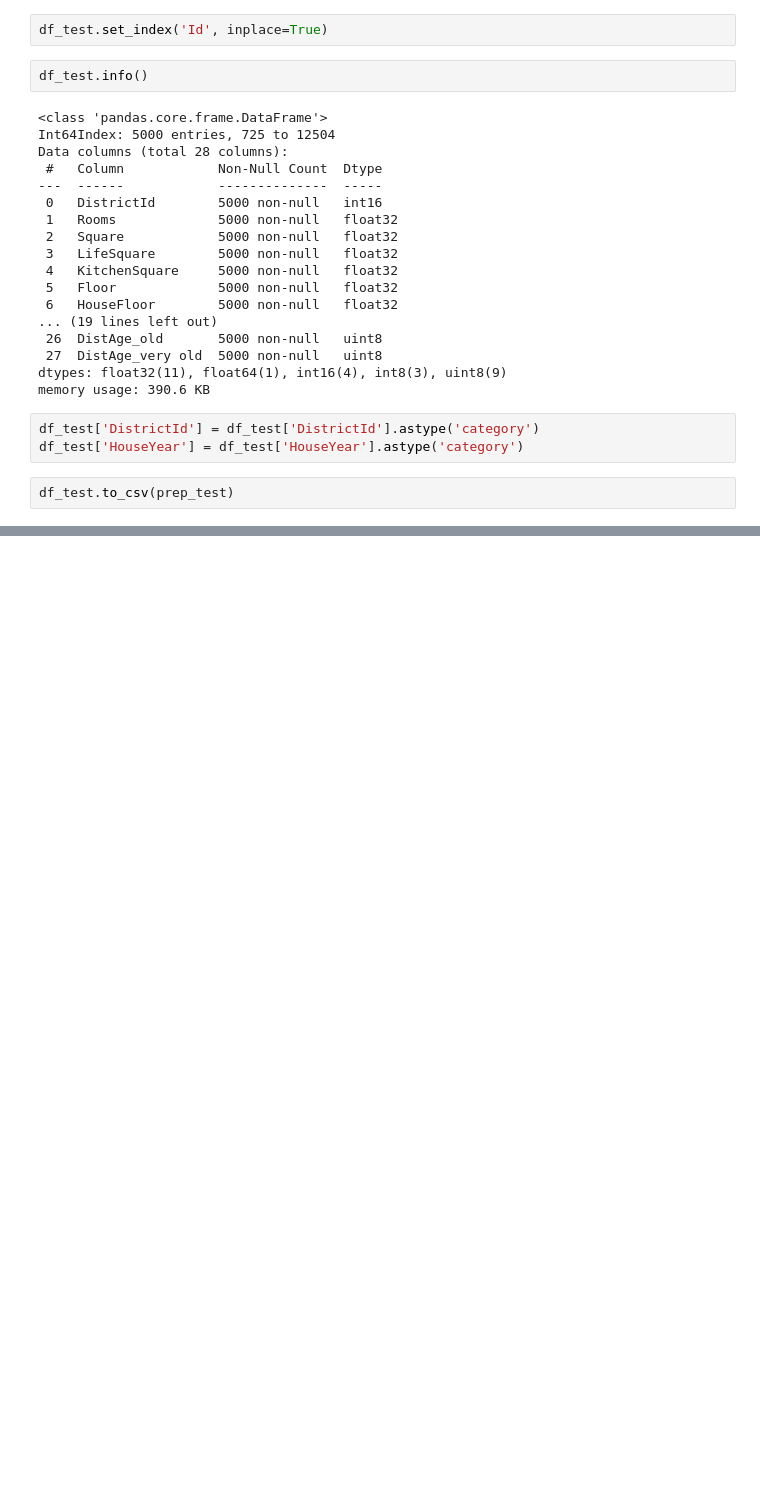
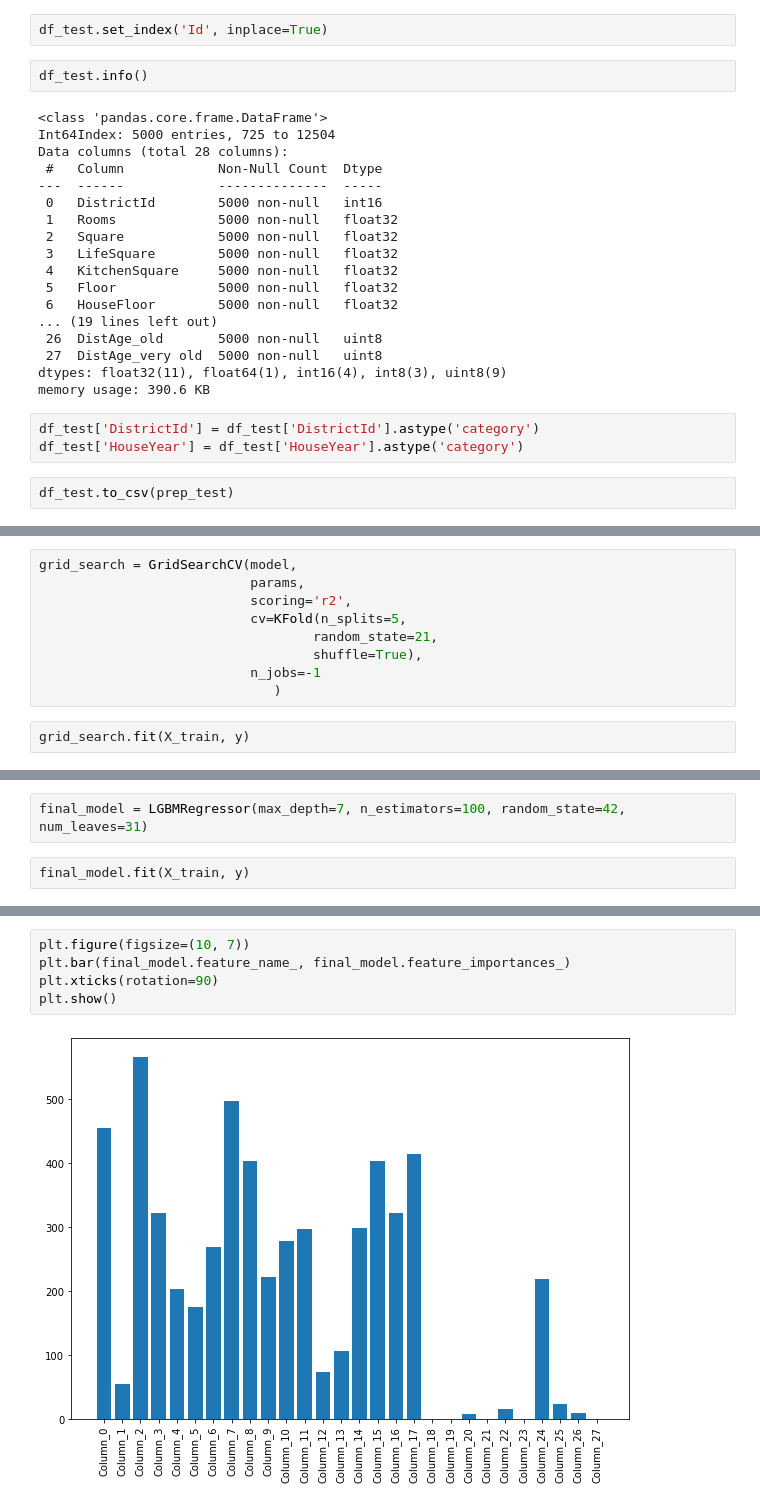
Before and after one commit to zhr9k/libs-for-data-science, a Jupyter notebook: kursach.ipynb, the cells around one changed output, grey strips where cells are left out. Cells and saved outputs as stored; diff of their text form; blank space fills up the shorter version.

```diff
--- a/kursach.ipynb
+++ b/kursach.ipynb
@@ -1091,0 +1139,11 @@ df_test.to_csv(prep_test)
+# %%
+grid_search = GridSearchCV(model,
+                           params,
+                           scoring='r2',
+                           cv=KFold(n_splits=5,
+                                   random_state=21,
+                                   shuffle=True),
+                           n_jobs=-1
+                              )
+# %%
+grid_search.fit(X_train, y)
@@ -1091,0 +1164,4 @@ df_test.to_csv(prep_test)
+# %%
+final_model = LGBMRegressor(max_depth=7, n_estimators=100, random_state=42, num_leaves=31)
+# %%
+final_model.fit(X_train, y)
@@ -1091,0 +1242,7 @@ df_test.to_csv(prep_test)
+# %%
+plt.figure(figsize=(10, 7))
+plt.bar(final_model.feature_name_, final_model.feature_importances_)
+plt.xticks(rotation=90)
+plt.show()
+# %% [output]
+[figure, added]
```
Also changed, not shown: parts of 40 cells of this notebook, 1 other file.
